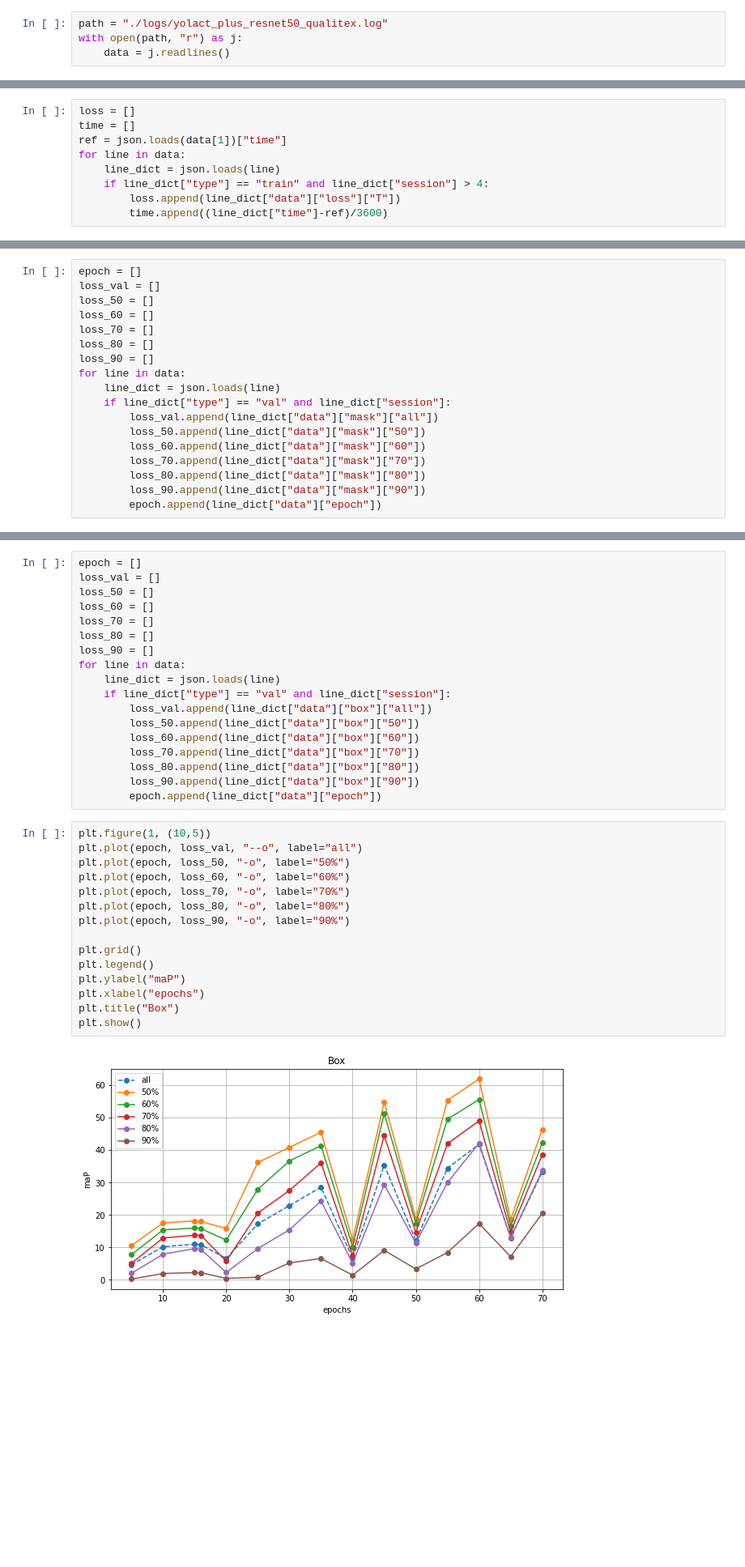
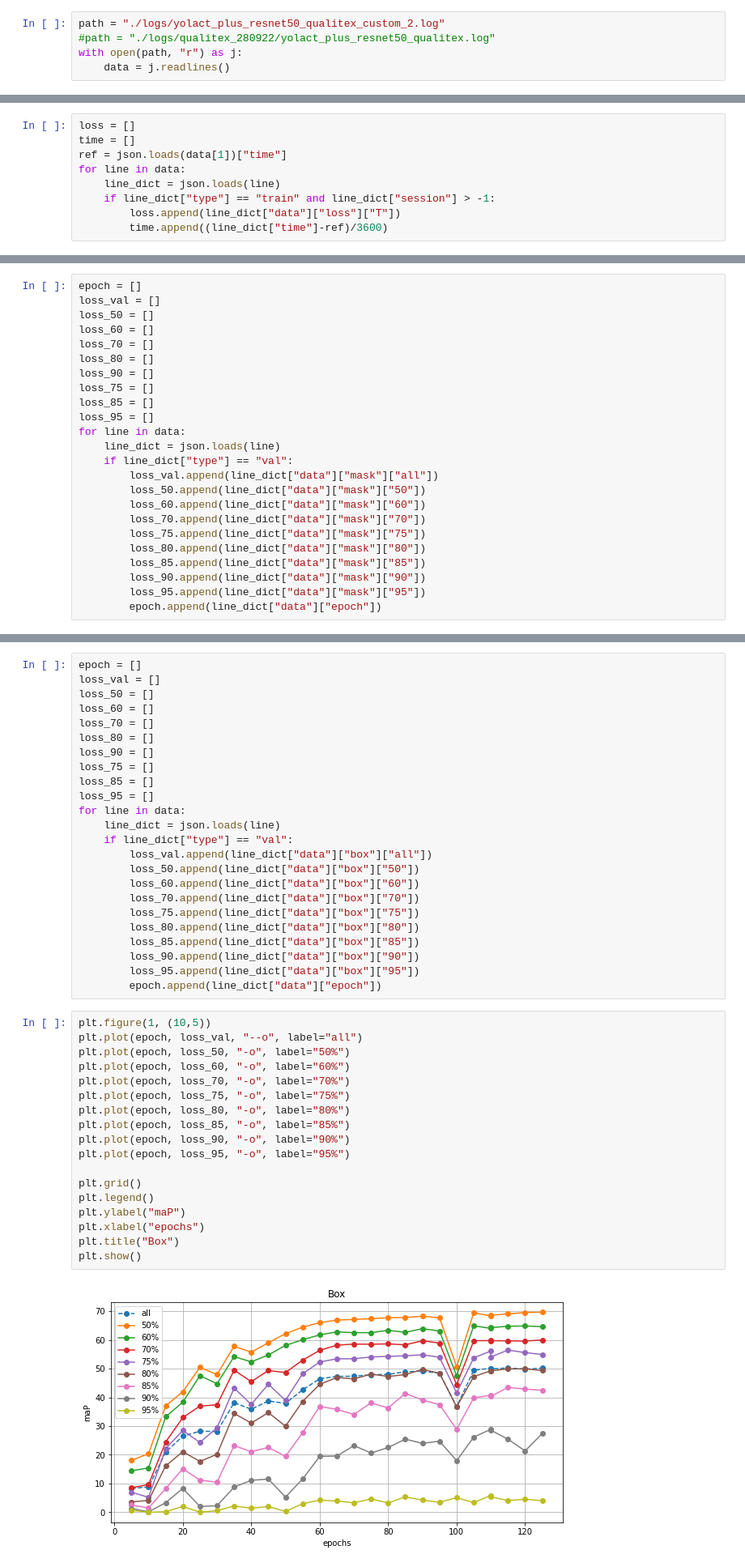
Before and after one commit to AQC-Industry/yolact, a Jupyter notebook: Visualize_logs.ipynb, the cells around one changed output, grey strips where cells are left out. Shown at 81% size. Cells and saved outputs as stored; diff of their text form; blank space fills up the shorter version.

Commit message:
Added configuration for Qualitex dataset

```diff
--- a/Visualize_logs.ipynb
+++ b/Visualize_logs.ipynb
@@ -4,6 +4,7 @@ import numpy as np
 import matplotlib.pyplot as plt
 import pandas as pd
 # %%
-path = "./logs/yolact_plus_resnet50_qualitex.log"
+path = "./logs/yolact_plus_resnet50_qualitex_custom_2.log"
+#path = "./logs/qualitex_280922/yolact_plus_resnet50_qualitex.log"
 with open(path, "r") as j:
     data = j.readlines()
@@ -17,7 +14,7 @@ time = []
 ref = json.loads(data[1])["time"]
 for line in data:
     line_dict = json.loads(line)
-    if line_dict["type"] == "train" and line_dict["session"] > 4:
+    if line_dict["type"] == "train" and line_dict["session"] > -1:
         loss.append(line_dict["data"]["loss"]["T"])
         time.append((line_dict["time"]-ref)/3600)
 # %%
@@ -33,15 +30,21 @@ loss_60 = []
 loss_70 = []
 loss_80 = []
 loss_90 = []
+loss_75 = []
+loss_85 = []
+loss_95 = []
 for line in data:
     line_dict = json.loads(line)
-    if line_dict["type"] == "val" and line_dict["session"]:
+    if line_dict["type"] == "val":
         loss_val.append(line_dict["data"]["mask"]["all"])
         loss_50.append(line_dict["data"]["mask"]["50"])
         loss_60.append(line_dict["data"]["mask"]["60"])
         loss_70.append(line_dict["data"]["mask"]["70"])
+        loss_75.append(line_dict["data"]["mask"]["75"])
         loss_80.append(line_dict["data"]["mask"]["80"])
+        loss_85.append(line_dict["data"]["mask"]["85"])
         loss_90.append(line_dict["data"]["mask"]["90"])
+        loss_95.append(line_dict["data"]["mask"]["95"])
         epoch.append(line_dict["data"]["epoch"])
 # %%
 plt.figure(1, (10,5))
@@ -68,30 +74,39 @@ loss_60 = []
 loss_70 = []
 loss_80 = []
 loss_90 = []
+loss_75 = []
+loss_85 = []
+loss_95 = []
 for line in data:
     line_dict = json.loads(line)
-    if line_dict["type"] == "val" and line_dict["session"]:
+    if line_dict["type"] == "val":
         loss_val.append(line_dict["data"]["box"]["all"])
         loss_50.append(line_dict["data"]["box"]["50"])
         loss_60.append(line_dict["data"]["box"]["60"])
         loss_70.append(line_dict["data"]["box"]["70"])
+        loss_75.append(line_dict["data"]["box"]["75"])
         loss_80.append(line_dict["data"]["box"]["80"])
+        loss_85.append(line_dict["data"]["box"]["85"])
         loss_90.append(line_dict["data"]["box"]["90"])
+        loss_95.append(line_dict["data"]["box"]["95"])
         epoch.append(line_dict["data"]["epoch"])
 # %%
 plt.figure(1, (10,5))
 plt.plot(epoch, loss_val, "--o", label="all")
 plt.plot(epoch, loss_50, "-o", label="50%")
 plt.plot(epoch, loss_60, "-o", label="60%")
 plt.plot(epoch, loss_70, "-o", label="70%")
+plt.plot(epoch, loss_75, "-o", label="75%")
 plt.plot(epoch, loss_80, "-o", label="80%")
+plt.plot(epoch, loss_85, "-o", label="85%")
 plt.plot(epoch, loss_90, "-o", label="90%")
+plt.plot(epoch, loss_95, "-o", label="95%")
 
 plt.grid()
 plt.legend()
 plt.ylabel("maP")
 plt.xlabel("epochs")
 plt.title("Box")
 plt.show()
 # %% [output]
-[figure, old version]
+[figure, new version]
```
Also changed, not shown: parts of 3 cells of this notebook, 2 other files.
